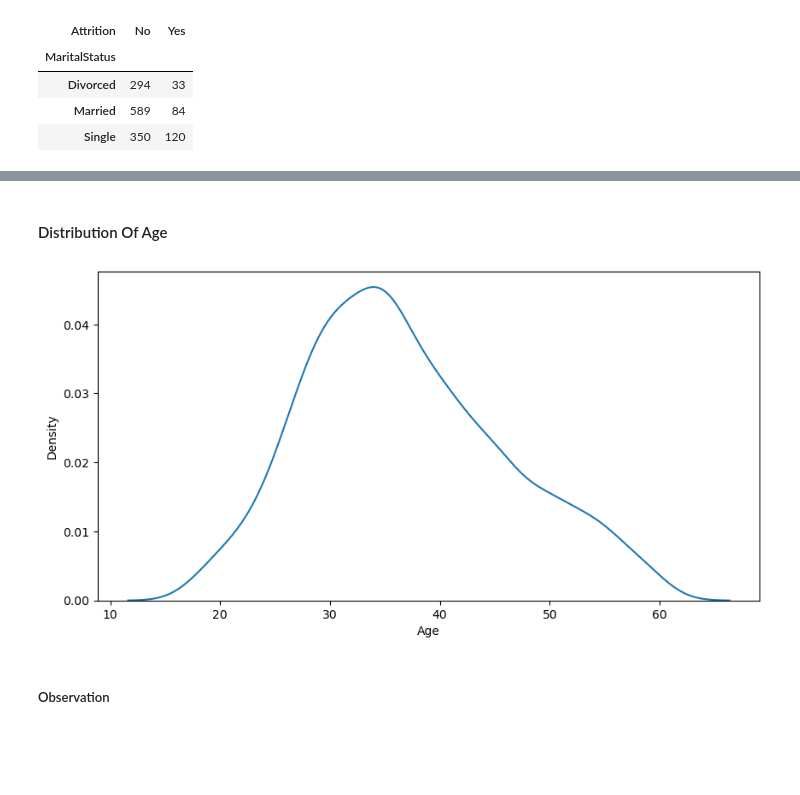
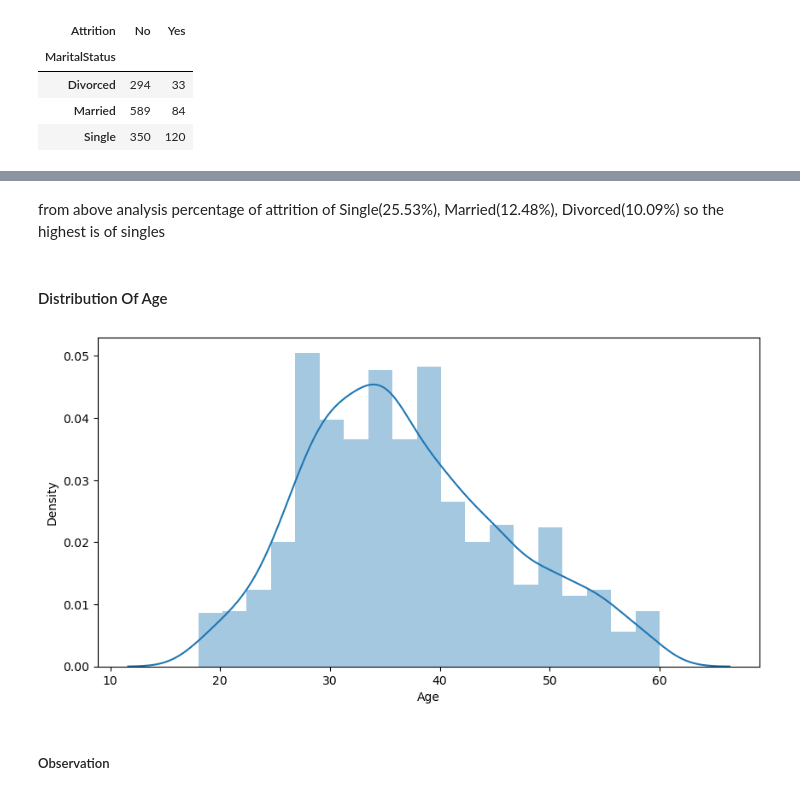
Before and after one commit to nikhildohale06/Employee-Attrition-Prediction, a Jupyter notebook: Employee Attrition.ipynb, the cells around one changed output, grey strips where cells are left out. Drawn from its saved outputs; the diff is of its cells as text; code cells hidden in the pictures; blank space fills up the shorter version.

```diff
--- a/Employee Attrition.ipynb
+++ b/Employee Attrition.ipynb
@@ -353,12 +381,14 @@ from above analysis percentage of attrition of Single(25.53%), Married(12.48%),
+# %% [markdown]
+from above analysis percentage of attrition of Single(25.53%), Married(12.48%), Divorced(10.09%) so the highest is of singles
 # %% [markdown]
 #### Distribution Of Age
 # %%
 #distribution of age
 plt.figure(figsize=(10,5))
-sns.distplot(Emp['Age'],hist = False)
-plt.show()
+sns.distplot(Emp['Age'])
+plt.show()  # distplot is combination of histplot and kde(kernel Density) plot
 # %% [output]
-[figure, old version]
+[figure, new version]
 # %% [markdown]
 ##### Observation
 # %% [markdown]
```
Also changed, not shown: parts of 64 cells of this notebook, 1 other file.
